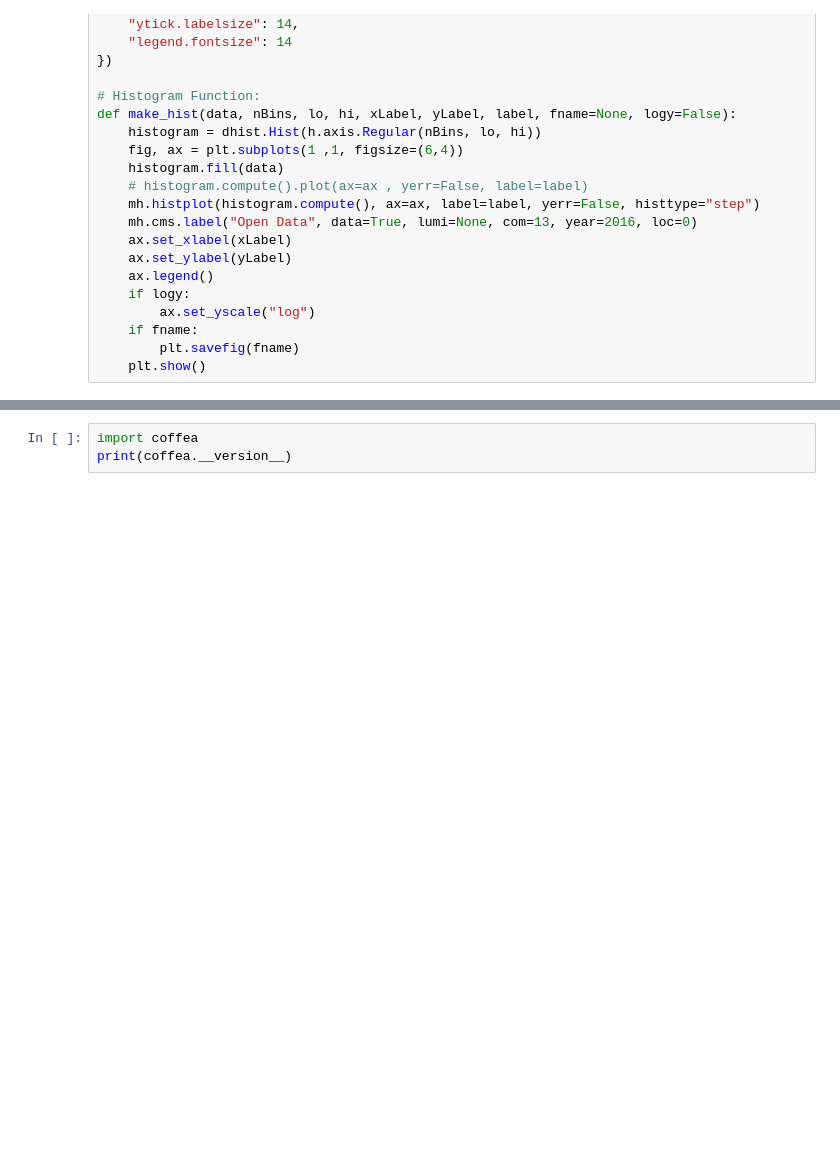
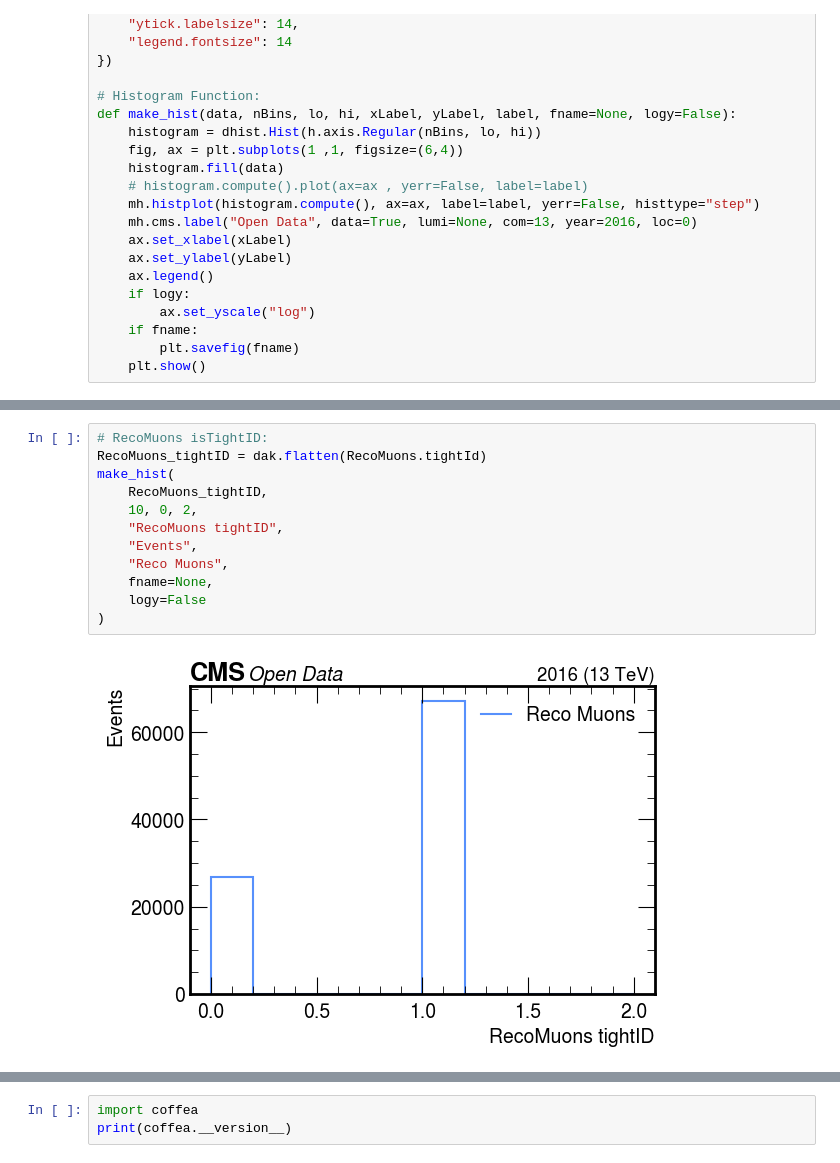
Before and after one commit to xondikoi03/charmTaggingAnalysis, a Jupyter notebook: Coffea/notebooks/charmAnalysis.ipynb, the cells around one changed output, grey strips where cells are left out. Drawn from its saved outputs; the diff is of its cells as text; blank space fills up the shorter version.

```diff
--- a/Coffea/notebooks/charmAnalysis.ipynb
+++ b/Coffea/notebooks/charmAnalysis.ipynb
@@ -203,0 +104,14 @@ make_hist(
+# %%
+# RecoMuons isTightID:
+RecoMuons_tightID = dak.flatten(RecoMuons.tightId)
+make_hist(
+    RecoMuons_tightID,
+    10, 0, 2,
+    "RecoMuons tightID",
+    "Events",
+    "Reco Muons",
+    fname=None,
+    logy=False
+)
+# %% [output]
+[figure, added]
```
Also changed, not shown: parts of 11 cells of this notebook, 5 other files.
